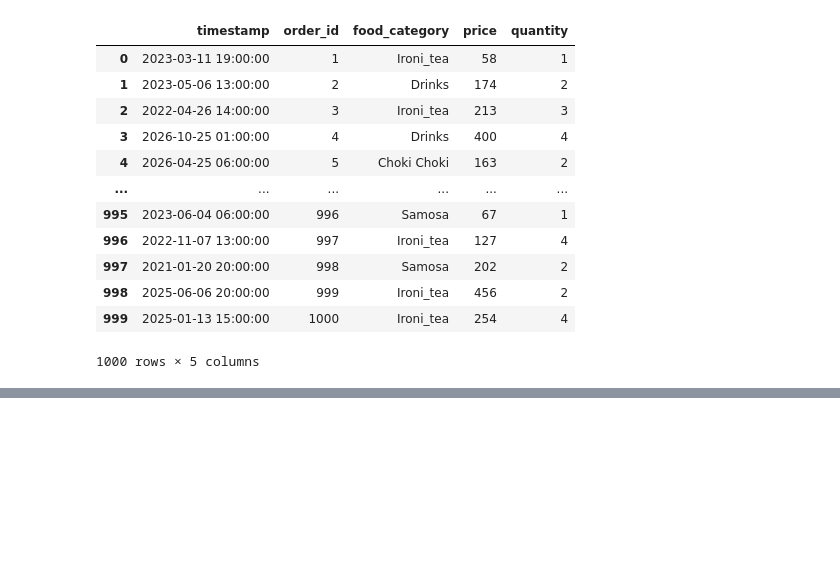
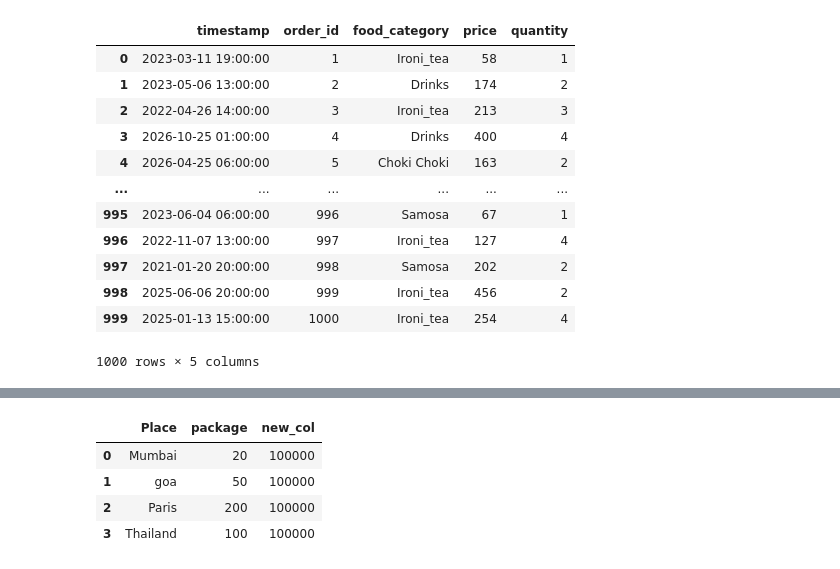
Before and after one commit to puneet-cs/DA22_DataAnalytics, a Jupyter notebook: DA22 Pandas.ipynb, the cells around one changed output, grey strips where cells are left out. Drawn from its saved outputs; the diff is of its cells as text; code cells hidden in the pictures; blank space fills up the shorter version.

```diff
--- a/DA22 Pandas.ipynb
+++ b/DA22 Pandas.ipynb
@@ -1900,0 +1942,7 @@ canteen_df
+# %%
+tourist_data = pd.DataFrame({
+            'Place' : ['Mumbai', 'goa', 'Paris', 'Thailand'],
+            'package' : [10, 50, 200, 100]
+})
+original_data = tourist_data.copy(deep = False)
+tourist_data
@@ -1900,0 +1955,3 @@ canteen_df
+# %%
+original_data.iloc[0,1] = 20
+tourist_data
@@ -1900,0 +1964,10 @@ canteen_df
+# %%
+original_data['new_col'] = 100000
+# %%
+original_data
+# %% [output]
+|  | Place | package | new_col |
+| 0 | Mumbai | 20 | 100000 |
+| 1 | goa | 50 | 100000 |
+| 2 | Paris | 200 | 100000 |
+| 3 | Thailand | 100 | 100000 |
```
Also changed, not shown: parts of 8 cells of this notebook, 2 other files.
